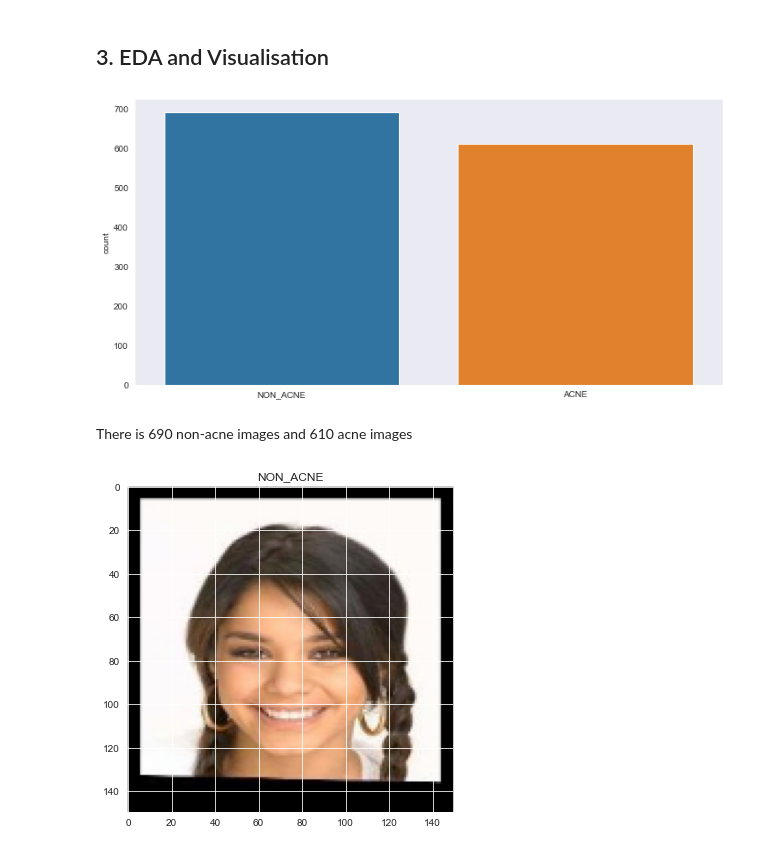
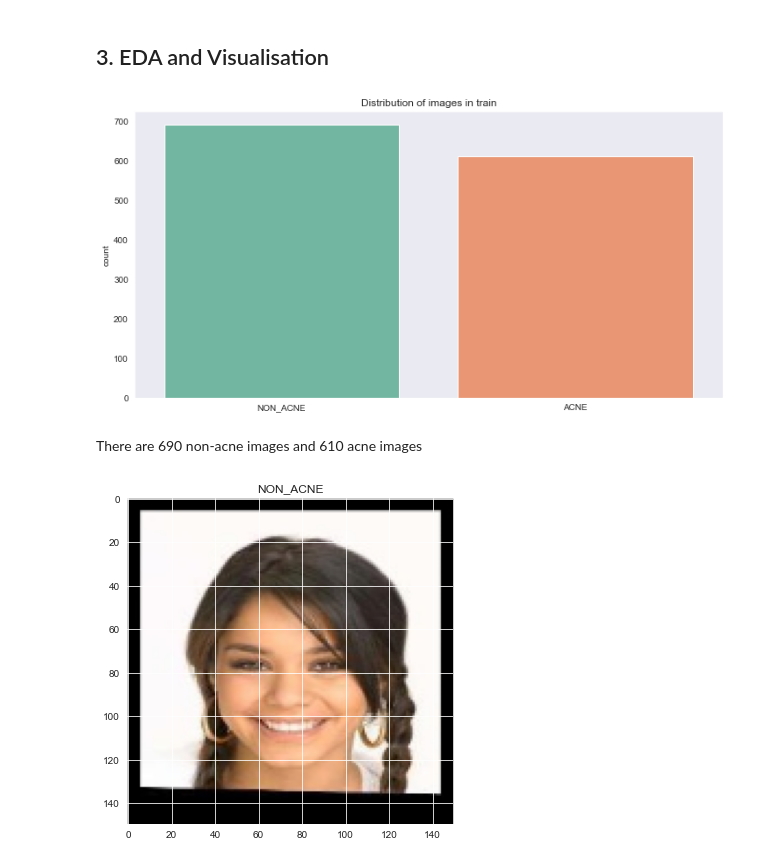
Before and after one commit to ngweihua/Acne-detection, a Jupyter notebook: codes/02_Visualisation_Modelling.ipynb, the cells around one changed output. Drawn from its saved outputs; the diff is of its cells as text; code cells hidden in the pictures.

```diff
--- a/codes/02_Visualisation_Modelling.ipynb
+++ b/codes/02_Visualisation_Modelling.ipynb
@@ -97,18 +97,19 @@ df.head()
 # %%
 l = []
 for i in train:
     if(i[1] == 0):
         l.append("NON_ACNE")
     else:
         l.append("ACNE")
 plt.figure(figsize=(12,6))
+plt.title("Distribution of images in train")
 sns.set_style('darkgrid')
-sns.countplot(l)
+sns.countplot(l,palette='Set2')
 plt.grid(False)
 # %% [output]
-[figure, old version]
+[figure, new version]
 # %% [markdown]
-There is 690 non-acne images and 610 acne images
+There are 690 non-acne images and 610 acne images
 # %%
 plt.figure(figsize = (6,6))
 plt.imshow(train[1][0])
```
Also changed, not shown: parts of 7 cells of this notebook, 1 other file.
